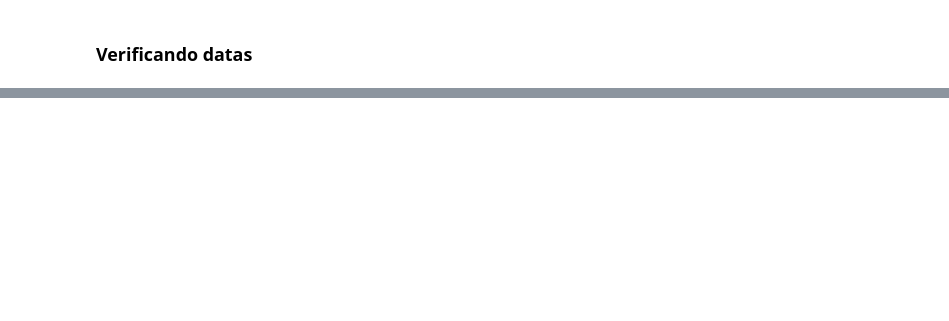
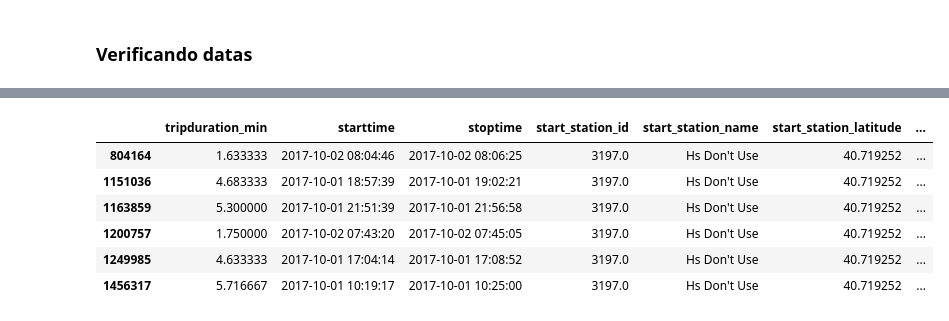
Before and after one commit to luiz-phy/Projeto-Citi-Bike, a Jupyter notebook: Projeto_Citi_Bike.ipynb, the cells around one changed output, grey strips where cells are left out. Drawn from its saved outputs; the diff is of its cells as text; code cells hidden in the pictures; blank space fills up the shorter version.

```diff
--- a/Projeto_Citi_Bike.ipynb
+++ b/Projeto_Citi_Bike.ipynb
@@ -174,0 +188,10 @@ df.head(5)
+# %%
+df.loc[df['start_station_name']=="Hs Don't Use"].head(10)
+# %% [output]
+|  | tripduration_min | starttime | stoptime | start_station_id | start_station_name | start_station_latitude | ... |
+| 804164 | 1.633333 | 2017-10-02 08:04:46 | 2017-10-02 08:06:25 | 3197.0 | Hs Don't Use | 40.719252 | ... |
+| 1151036 | 4.683333 | 2017-10-01 18:57:39 | 2017-10-01 19:02:21 | 3197.0 | Hs Don't Use | 40.719252 | ... |
+| 1163859 | 5.300000 | 2017-10-01 21:51:39 | 2017-10-01 21:56:58 | 3197.0 | Hs Don't Use | 40.719252 | ... |
+| 1200757 | 1.750000 | 2017-10-02 07:43:20 | 2017-10-02 07:45:05 | 3197.0 | Hs Don't Use | 40.719252 | ... |
+| 1249985 | 4.633333 | 2017-10-01 17:04:14 | 2017-10-01 17:08:52 | 3197.0 | Hs Don't Use | 40.719252 | ... |
+| 1456317 | 5.716667 | 2017-10-01 10:19:17 | 2017-10-01 10:25:00 | 3197.0 | Hs Don't Use | 40.719252 | ... |
```
Also changed, not shown: parts of 17 cells of this notebook.
